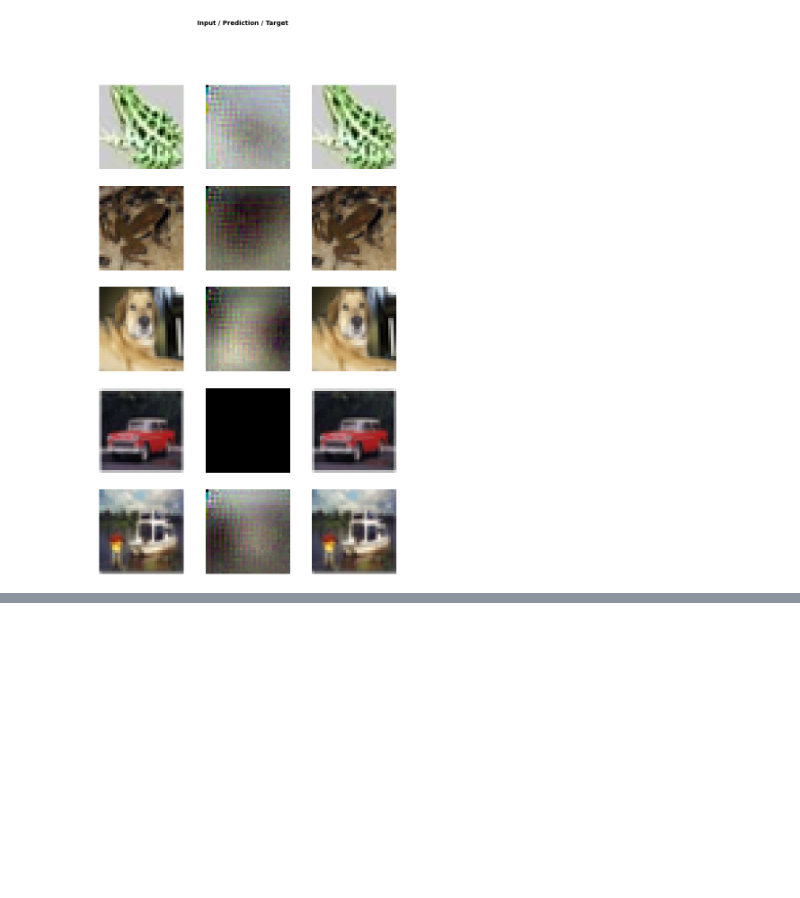
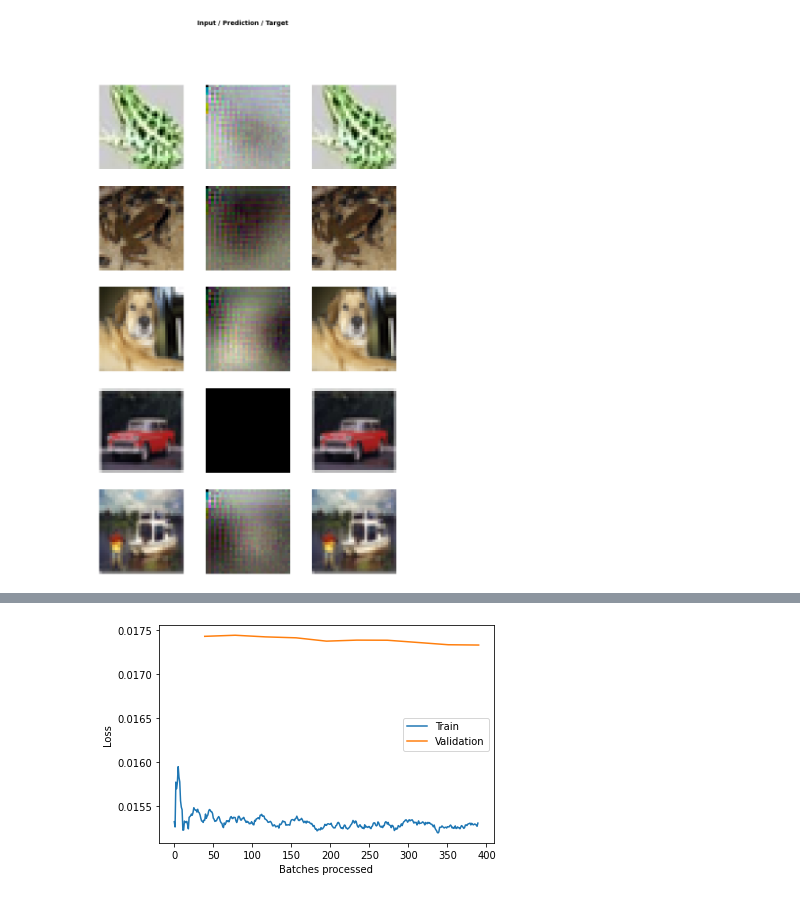
Before and after one commit to henriwoodcock/Applying-Modern-Best-Practices-to-Autoencoders, a Jupyter notebook: notebooks/cifar-10/PretrainingExample.ipynb, the cells around one changed output, grey strips where cells are left out. Cells and saved outputs as stored; diff of their text form; code cells hidden in the pictures; blank space fills up the shorter version.

```diff
--- a/notebooks/cifar-10/PretrainingExample.ipynb
+++ b/notebooks/cifar-10/PretrainingExample.ipynb
@@ -562,0 +642,2 @@ torch.Size([32, 192])
+# %%
+learn3.fit_one_cycle(10, max_lr = 1e-05)
@@ -562,0 +656,4 @@ torch.Size([32, 192])
+# %%
+learn3.recorder.plot_losses()
+# %% [output]
+[figure, added]
```
Also changed, not shown: parts of 24 cells of this notebook.
